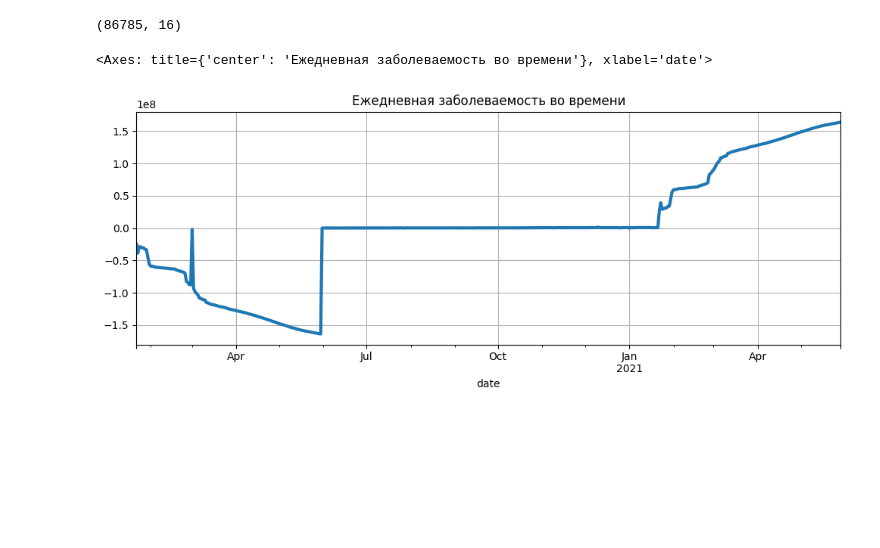
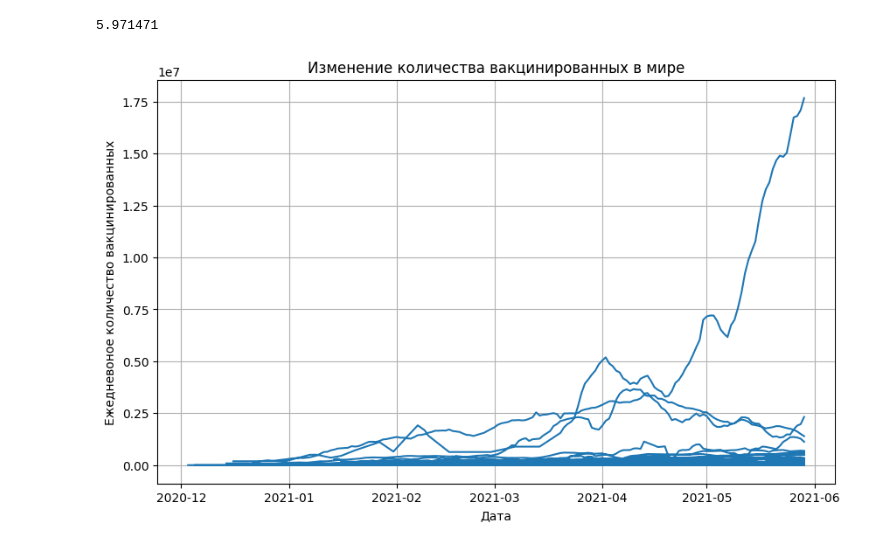
Before and after one commit to Kattybond25/IDE, a Jupyter notebook: COVID/grafica.ipynb, the cells around one changed output. Saved outputs shown, nothing was run; the diff lists cells and outputs as text; code cells hidden in the pictures; blank space fills up the shorter version.

```diff
--- a/COVID/grafica.ipynb
+++ b/COVID/grafica.ipynb
@@ -7,12 +7,12 @@ import seaborn as sns
 
 covid_data = pd.read_csv("C:/Users/HONOR/OneDrive/Рабочий стол/IDE/COVID/covid_data.csv")
 vaccinations_data = pd.read_csv("C:/Users/HONOR/OneDrive/Рабочий стол/IDE/COVID/country_vaccinations.csv")
-vaccinations_data = vaccinations_data[
-    ['country', 'date', 'total_vaccinations',
-     'people_vaccinated', 'people_vaccinated_per_hundred',
-     'people_fully_vaccinated', 'people_fully_vaccinated_per_hundred',
-     'daily_vaccinations', 'vaccines']
-]
+#vaccinations_data = vaccinations_data[
+#    ['country', 'date', 'total_vaccinations',
+#     'people_vaccinated', 'people_vaccinated_per_hundred',
+#     'people_fully_vaccinated', 'people_fully_vaccinated_per_hundred',
+#     'daily_vaccinations', 'vaccines']
+#]
 covid_data = covid_data.groupby(['date', 'country'], as_index=False)[['confirmed', 'deaths', 'recovered']].sum()
 covid_data['active'] = covid_data['confirmed'] - covid_data['deaths'] - covid_data['recovered']
 covid_data = covid_data.sort_values(by=['country', 'date'])
@@ -27,17 +27,32 @@ covid_data=covid_data[(covid_data['date']>=start_date) & (covid_data['date']<=en
 vaccinations_data=vaccinations_data[(vaccinations_data['date']>=start_date)&(vaccinations_data['date']<=end_date)]
 covid_df = covid_data.merge(vaccinations_data, on=['date', 'country'], how='left')
 covid_df.to_csv('covid_df.csv', index=False)
-display(covid_df.shape)
+covid_df=covid_df.loc[covid_df['daily_confirmed']>=0]
+#display(covid_df.shape)
 #Первый график
-grouped_cases = covid_df.groupby('date')['daily_confirmed'].sum()
-grouped_cases.plot(
-    kind='line',
-    figsize=(12, 4),
-    title='Ежедневная заболеваемость во времени',
-    grid = True,
-    lw=3
-)
+#covid_df=covid_df.dropna(subset=['daily_confirmed'])
+#grouped_cases = covid_df.groupby('date')['daily_confirmed'].sum()
+#grouped_cases.plot(
+#    kind='line',
+#    figsize=(12, 4),
+#    title='Ежедневная заболеваемость во времени',
+#    grid = True,
+#    lw=3
+#)
+#plt.show()
 
+covid_vaccinations_data=pd.read_csv('C:/Users/HONOR/OneDrive/Рабочий стол/IDE/COVID/covid_vaccinations_data.csv')
+covid_vaccinations_data['date']=pd.to_datetime(covid_vaccinations_data['date'])
+data_filtered=covid_vaccinations_data[covid_vaccinations_data['date']=='2021-02-28']
+plt.figure(figsize=(10,6))
+plt.plot(covid_vaccinations_data['date'], covid_vaccinations_data['daily_vaccinations'])
+vaccinations_on_28_02=data_filtered['daily_vaccinations'].sum()
+print(round(vaccinations_on_28_02)/1000000)
+plt.title('Изменение количества вакцинированных в мире')
+plt.xlabel('Дата')
+plt.ylabel('Ежедневоное количество вакцинированных')
+plt.grid(True)
+plt.show()
 
 
 #countries = ['Russia', 'Australia', 'Germany', 'Canada', 'United Kingdom']
@@ -62,33 +77,32 @@ grouped_cases.plot(
 #    x='daily_confirmed_per_hundred',
 #    bins=25,
 #    kde=True,
 #    ax=axes[0]
 #)
 #axes[0].set_title('Гистограмма ежедневной заболеваемости на 100 человек', fontsize=16)
 #sns.histplot(
 #    data=croped_covid_df,
 #    x='daily_confirmed_per_hundred',
 #    y='country',
 #    bins=25,
 #    color='red',
 #    ax=axes[1]
 #)
 #covid_data['death_rate'] = (covid_data['deaths'] / covid_data['confirmed']) * 100
 #covid_data['recover_rate'] = (covid_data['recovered'] / covid_data['confirmed']) * 100
 
 #fig = plt.figure(figsize=(10, 7))
 #boxplot = sns.boxplot(
 #    data=croped_covid_df,
 #    y='country',
 #    x='death_rate',
 #    orient='h',
 #    width=0.9
 #)
 #boxplot.set_title('Распределение летальности по странам')
 #boxplot.set_xlabel('Летальность')
 #boxplot.set_ylabel('Страна')
 #boxplot.grid()
 # %% [output]
-(86785, 16)
+5.971471
-<Axes: title={'center': 'Ежедневная заболеваемость во времени'}, xlabel='date'>
-[figure, old version]
+[figure, new version]
```
Also changed, not shown: parts of 1 cell of this notebook, 6 other files.
